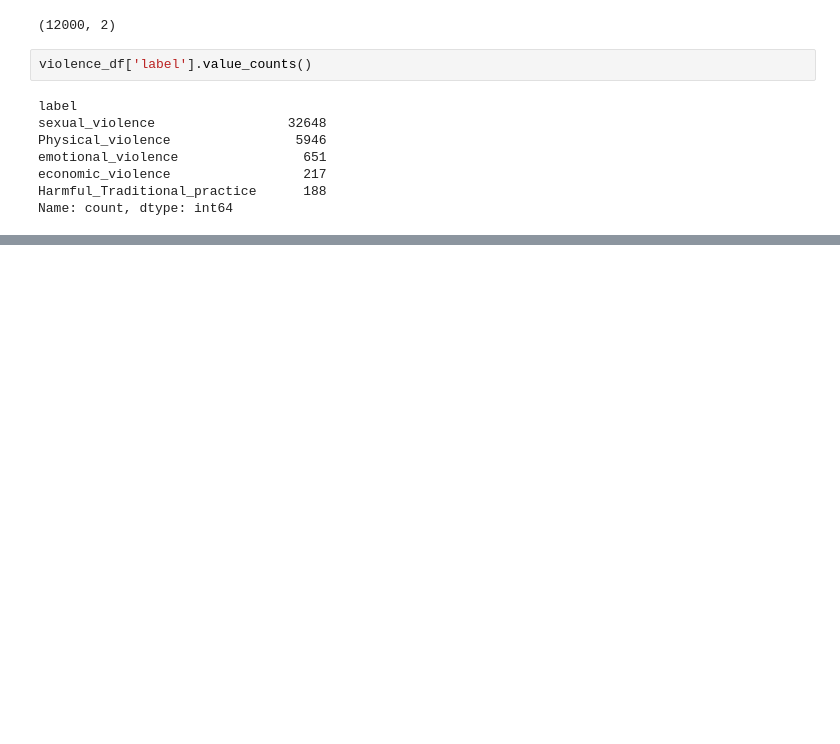
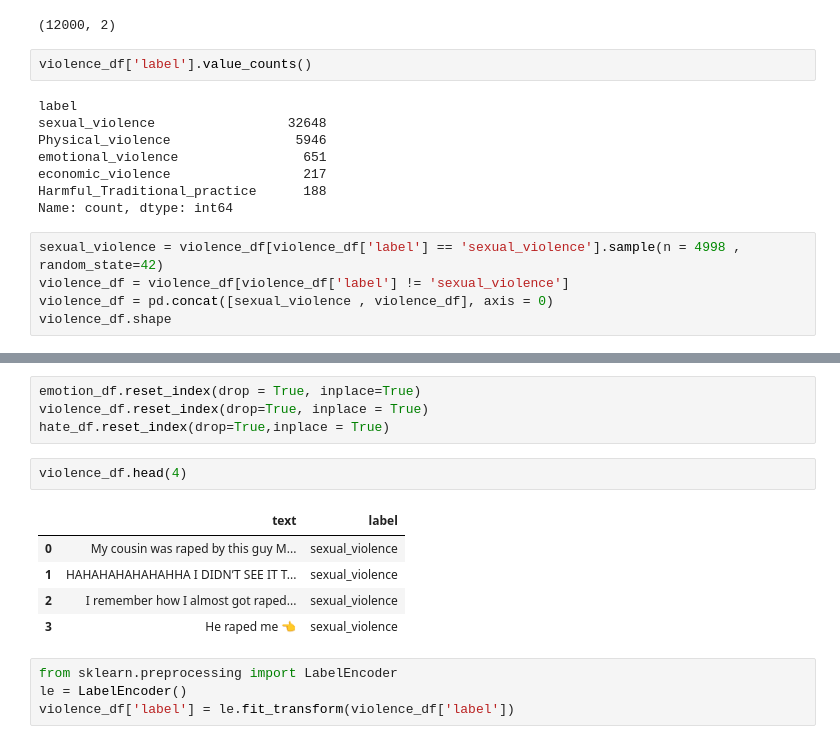
Before and after one commit to Sachin-0001/MultiSense-NLP, a Jupyter notebook: notebook.ipynb, the cells around one changed output, grey strips where cells are left out. Drawn from its saved outputs; the diff is of its cells as text; blank space fills up the shorter version.

```diff
--- a/notebook.ipynb
+++ b/notebook.ipynb
@@ -122,3 +122,8 @@ emotional_violence                651
 economic_violence                 217
 Harmful_Traditional_practice      188
 Name: count, dtype: int64
+# %%
+sexual_violence = violence_df[violence_df['label'] == 'sexual_violence'].sample(n = 4998 , random_state=42)
+violence_df = violence_df[violence_df['label'] != 'sexual_violence']
+violence_df = pd.concat([sexual_violence , violence_df], axis = 0)
+violence_df.shape
@@ -124,0 +147,16 @@ Name: count, dtype: int64
+# %%
+emotion_df.reset_index(drop = True, inplace=True)
+violence_df.reset_index(drop=True, inplace = True)
+hate_df.reset_index(drop=True,inplace = True)
+# %%
+violence_df.head(4)
+# %% [output]
+|  | text | label |
+| 0 | My cousin was raped by this guy M... | sexual_violence |
+| 1 | HAHAHAHAHAHAHHA I DIDN’T SEE IT T... | sexual_violence |
+| 2 | I remember how I almost got raped... | sexual_violence |
+| 3 | He raped me 👈 | sexual_violence |
+# %%
+from sklearn.preprocessing import LabelEncoder
+le = LabelEncoder()
+violence_df['label'] = le.fit_transform(violence_df['label'])
```
Also changed, not shown: parts of 33 cells of this notebook, 6 other files.
